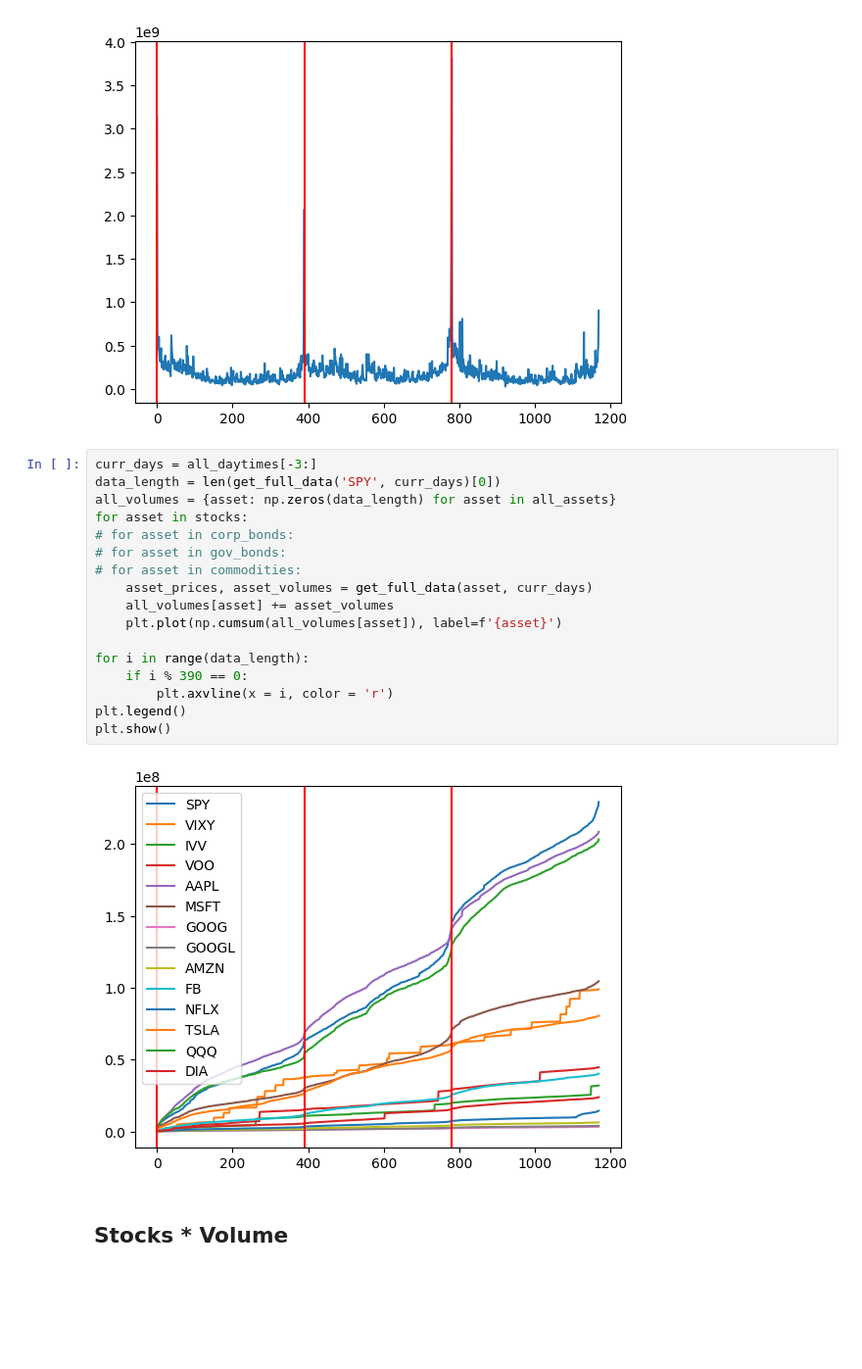
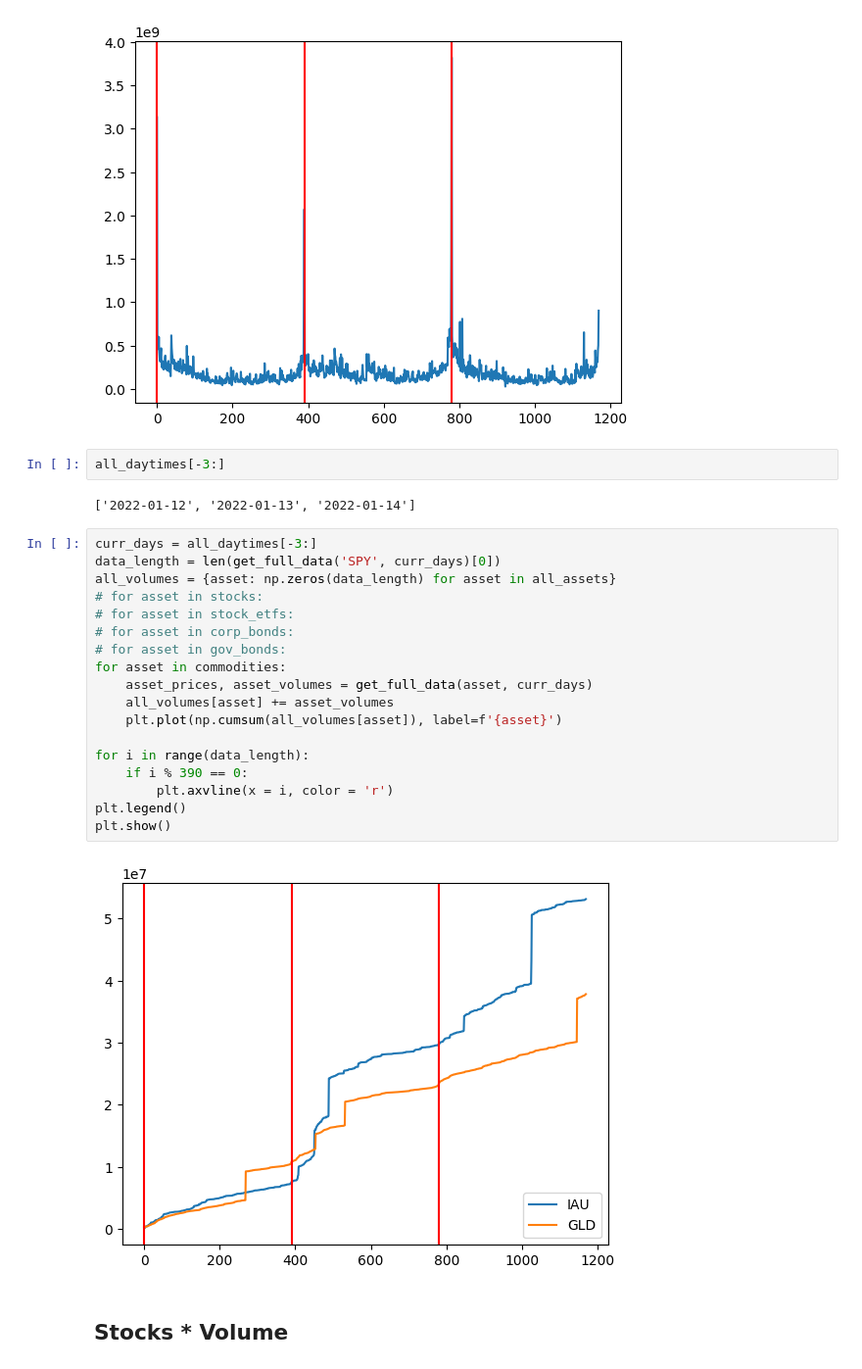
Before and after one commit to Arseni1919/Stocks_Simulator_1, a Jupyter notebook: jupiter_notebooks/analysis_1.ipynb, the cells around one changed output. Shown: that part at 98% size. Saved outputs shown, nothing was run; the diff lists cells and outputs as text; blank space fills up the shorter version.

```diff
--- a/jupiter_notebooks/analysis_1.ipynb
+++ b/jupiter_notebooks/analysis_1.ipynb
@@ -145,25 +145,30 @@ for i in range(len(all_volumes)):
 plt.show()
 # %% [output]
 [figure]
+# %%
+all_daytimes[-3:]
+# %% [output]
+['2022-01-12', '2022-01-13', '2022-01-14']
 # %%
 curr_days = all_daytimes[-3:]
 data_length = len(get_full_data('SPY', curr_days)[0])
 all_volumes = {asset: np.zeros(data_length) for asset in all_assets}
-for asset in stocks:
+# for asset in stocks:
+# for asset in stock_etfs:
 # for asset in corp_bonds:
 # for asset in gov_bonds:
-# for asset in commodities:
+for asset in commodities:
     asset_prices, asset_volumes = get_full_data(asset, curr_days)
     all_volumes[asset] += asset_volumes
     plt.plot(np.cumsum(all_volumes[asset]), label=f'{asset}')
 
 for i in range(data_length):
     if i % 390 == 0:
         plt.axvline(x = i, color = 'r')
 plt.legend()
 plt.show()
 # %% [output]
-[figure, old version]
+[figure, new version]
 # %% [markdown]
 ## Stocks * Volume
 # %%
```
Also changed, not shown: 1 other file.
